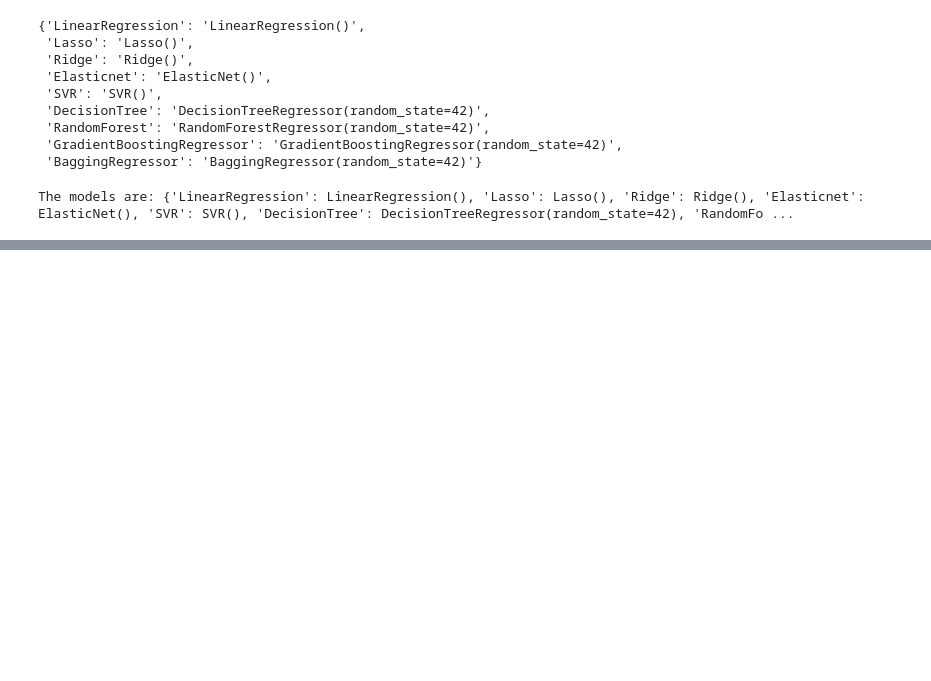
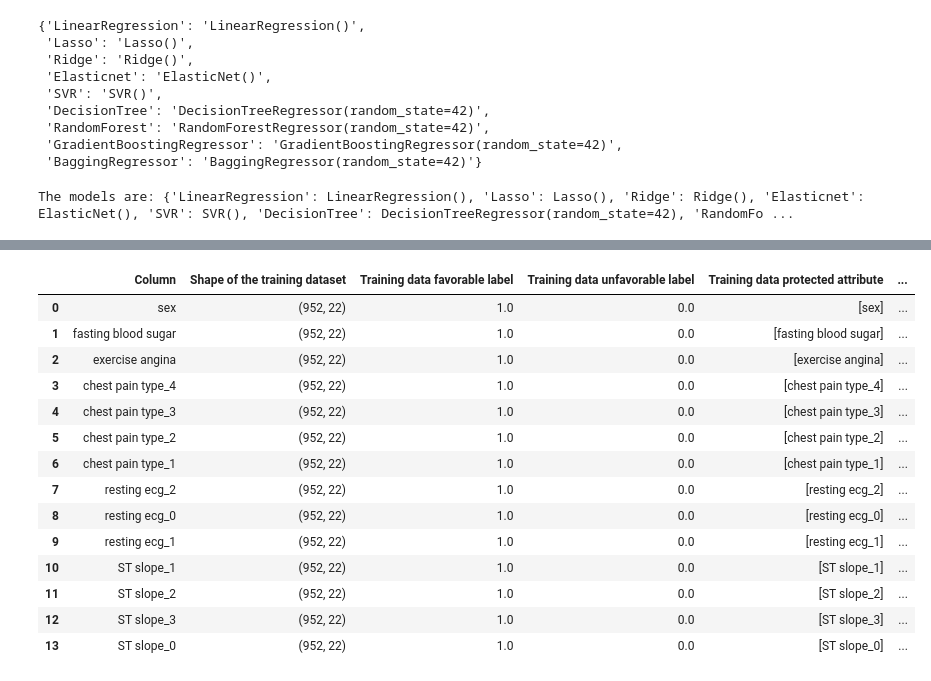
Before and after one commit to Abhishek-Dutta-Deloitte/Generalized_Model, a Jupyter notebook: notebook/demo.ipynb, the cells around one changed output, grey strips where cells are left out. Cells and saved outputs as stored; diff of their text form; code cells hidden in the pictures; blank space fills up the shorter version.

```diff
--- a/notebook/demo.ipynb
+++ b/notebook/demo.ipynb
@@ -230,0 +646,18 @@ The models are: {'LinearRegression': LinearRegression(), 'Lasso': Lasso(), 'Ridg
+# %%
+df_details.head(20)
+# %% [output]
+|  | Column | Shape of the training dataset | Training data favorable label | Training data unfavorable label | Training data protected attribute | ... |
+| 0 | sex | (952, 22) | 1.0 | 0.0 | [sex] | ... |
+| 1 | fasting blood sugar | (952, 22) | 1.0 | 0.0 | [fasting blood sugar] | ... |
+| 2 | exercise angina | (952, 22) | 1.0 | 0.0 | [exercise angina] | ... |
+| 3 | chest pain type_4 | (952, 22) | 1.0 | 0.0 | [chest pain type_4] | ... |
+| 4 | chest pain type_3 | (952, 22) | 1.0 | 0.0 | [chest pain type_3] | ... |
+| 5 | chest pain type_2 | (952, 22) | 1.0 | 0.0 | [chest pain type_2] | ... |
+| 6 | chest pain type_1 | (952, 22) | 1.0 | 0.0 | [chest pain type_1] | ... |
+| 7 | resting ecg_2 | (952, 22) | 1.0 | 0.0 | [resting ecg_2] | ... |
+| 8 | resting ecg_0 | (952, 22) | 1.0 | 0.0 | [resting ecg_0] | ... |
+| 9 | resting ecg_1 | (952, 22) | 1.0 | 0.0 | [resting ecg_1] | ... |
+| 10 | ST slope_1 | (952, 22) | 1.0 | 0.0 | [ST slope_1] | ... |
+| 11 | ST slope_2 | (952, 22) | 1.0 | 0.0 | [ST slope_2] | ... |
+| 12 | ST slope_3 | (952, 22) | 1.0 | 0.0 | [ST slope_3] | ... |
+| 13 | ST slope_0 | (952, 22) | 1.0 | 0.0 | [ST slope_0] | ... |
```
Also changed, not shown: parts of 47 cells of this notebook, 6 other files.
